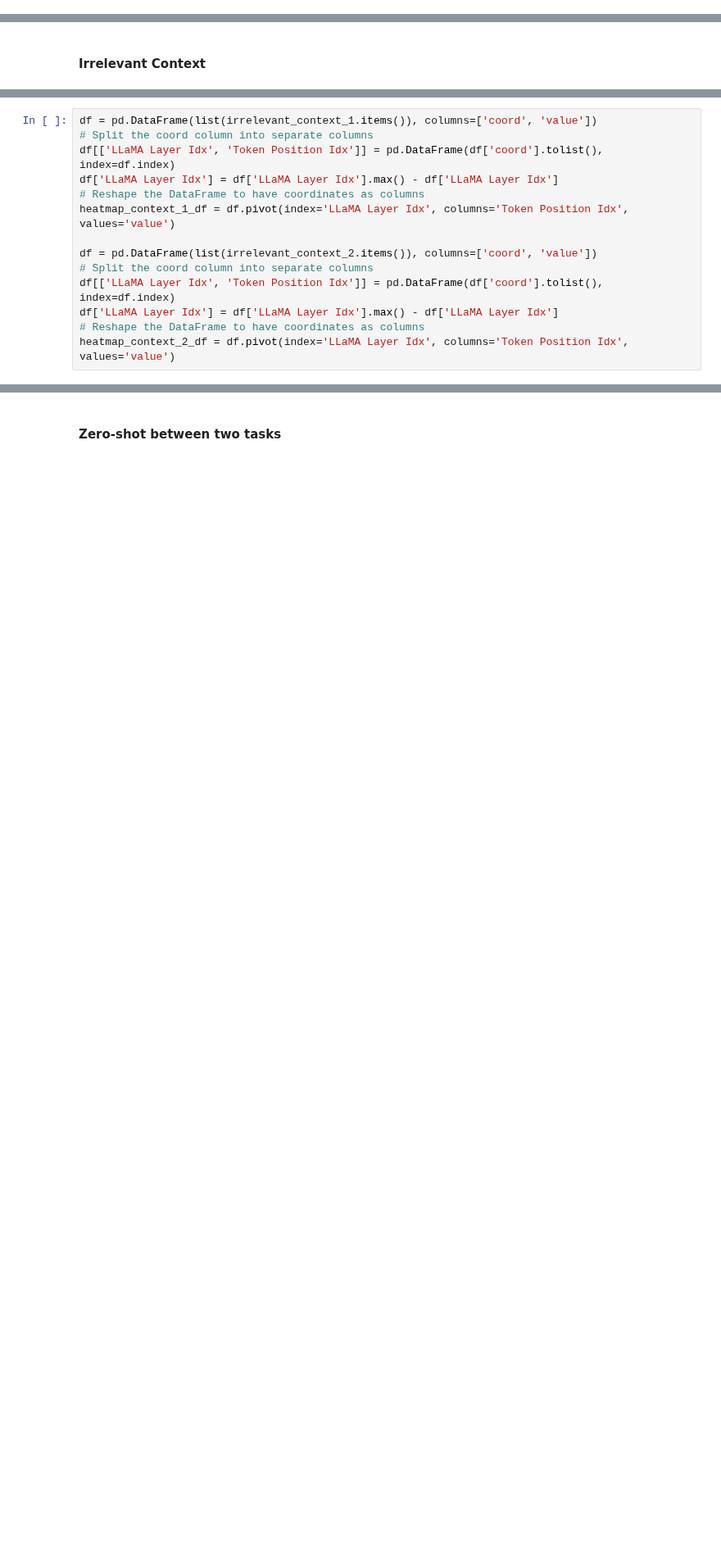
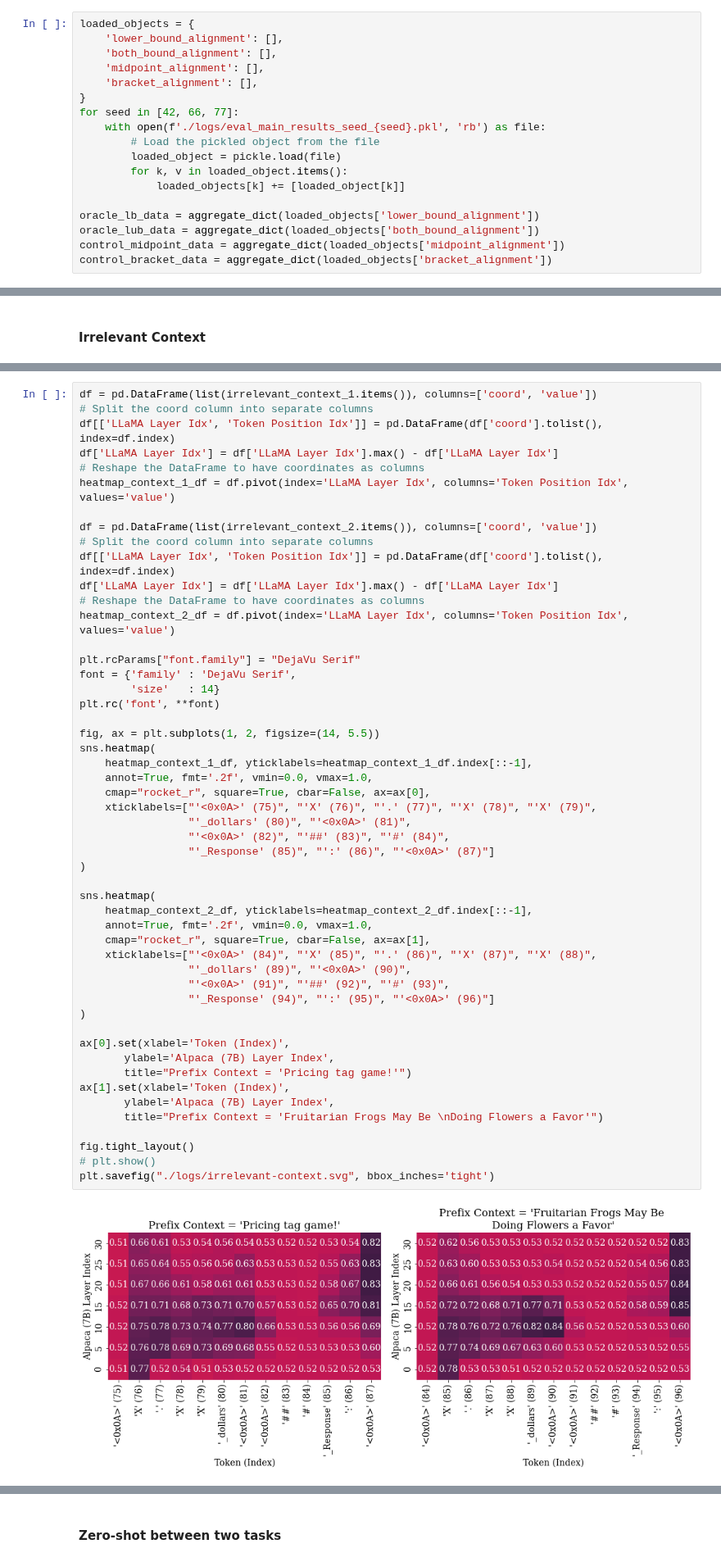
Before and after one commit to jasonlim131/robust-circuit-discovery, a Jupyter notebook: analysis.ipynb, the cells around one changed output, grey strips where cells are left out. Shown at 82% size. Saved outputs shown, nothing was run; the diff lists cells and outputs as text; blank space fills up the shorter version.

```diff
--- a/analysis.ipynb
+++ b/analysis.ipynb
@@ -103,0 +269,18 @@ plt.savefig("./logs/main-heatmap.svg", bbox_inches='tight')
+# %%
+loaded_objects = {
+    'lower_bound_alignment': [],
+    'both_bound_alignment': [],
+    'midpoint_alignment': [],
+    'bracket_alignment': [],
+}
+for seed in [42, 66, 77]:
+    with open(f'./logs/eval_main_results_seed_{seed}.pkl', 'rb') as file:
+        # Load the pickled object from the file
+        loaded_object = pickle.load(file)
+        for k, v in loaded_object.items():
+            loaded_objects[k] += [loaded_object[k]]
+
+oracle_lb_data = aggregate_dict(loaded_objects['lower_bound_alignment'])
+oracle_lub_data = aggregate_dict(loaded_objects['both_bound_alignment'])
+control_midpoint_data = aggregate_dict(loaded_objects['midpoint_alignment'])
+control_bracket_data = aggregate_dict(loaded_objects['bracket_alignment'])
@@ -181,14 +453,53 @@ irrelevant_context_2[(20, 84)] = 0.46
 # %%
 df = pd.DataFrame(list(irrelevant_context_1.items()), columns=['coord', 'value'])
 # Split the coord column into separate columns
 df[['LLaMA Layer Idx', 'Token Position Idx']] = pd.DataFrame(df['coord'].tolist(), index=df.index)
 df['LLaMA Layer Idx'] = df['LLaMA Layer Idx'].max() - df['LLaMA Layer Idx']
 # Reshape the DataFrame to have coordinates as columns
 heatmap_context_1_df = df.pivot(index='LLaMA Layer Idx', columns='Token Position Idx', values='value')
 
 df = pd.DataFrame(list(irrelevant_context_2.items()), columns=['coord', 'value'])
 # Split the coord column into separate columns
 df[['LLaMA Layer Idx', 'Token Position Idx']] = pd.DataFrame(df['coord'].tolist(), index=df.index)
 df['LLaMA Layer Idx'] = df['LLaMA Layer Idx'].max() - df['LLaMA Layer Idx']
 # Reshape the DataFrame to have coordinates as columns
 heatmap_context_2_df = df.pivot(index='LLaMA Layer Idx', columns='Token Position Idx', values='value')
+
+plt.rcParams["font.family"] = "DejaVu Serif"
+font = {'family' : 'DejaVu Serif',
+        'size'   : 14}
+plt.rc('font', **font)
+
+fig, ax = plt.subplots(1, 2, figsize=(14, 5.5))
+sns.heatmap(
+    heatmap_context_1_df, yticklabels=heatmap_context_1_df.index[::-1],
+    annot=True, fmt='.2f', vmin=0.0, vmax=1.0,
+    cmap="rocket_r", square=True, cbar=False, ax=ax[0],
+    xticklabels=["'<0x0A>' (75)", "'X' (76)", "'.' (77)", "'X' (78)", "'X' (79)",
+                 "'_dollars' (80)", "'<0x0A>' (81)",
+                 "'<0x0A>' (82)", "'##' (83)", "'#' (84)",
+                 "'_Response' (85)", "':' (86)", "'<0x0A>' (87)"]
+)
+
+sns.heatmap(
+    heatmap_context_2_df, yticklabels=heatmap_context_2_df.index[::-1],
+    annot=True, fmt='.2f', vmin=0.0, vmax=1.0,
+    cmap="rocket_r", square=True, cbar=False, ax=ax[1],
+    xticklabels=["'<0x0A>' (84)", "'X' (85)", "'.' (86)", "'X' (87)", "'X' (88)",
+                 "'_dollars' (89)", "'<0x0A>' (90)",
+                 "'<0x0A>' (91)", "'##' (92)", "'#' (93)",
+                 "'_Response' (94)", "':' (95)", "'<0x0A>' (96)"]
+)
+
+ax[0].set(xlabel='Token (Index)',
+       ylabel='Alpaca (7B) Layer Index',
+       title="Prefix Context = 'Pricing tag game!'")
+ax[1].set(xlabel='Token (Index)',
+       ylabel='Alpaca (7B) Layer Index',
+       title="Prefix Context = 'Fruitarian Frogs May Be \nDoing Flowers a Favor'")
+
+fig.tight_layout()
+# plt.show()
+plt.savefig("./logs/irrelevant-context.svg", bbox_inches='tight')
+# %% [output]
+[figure, added]
```
Also changed, not shown: parts of 29 cells of this notebook, 2 other files.
